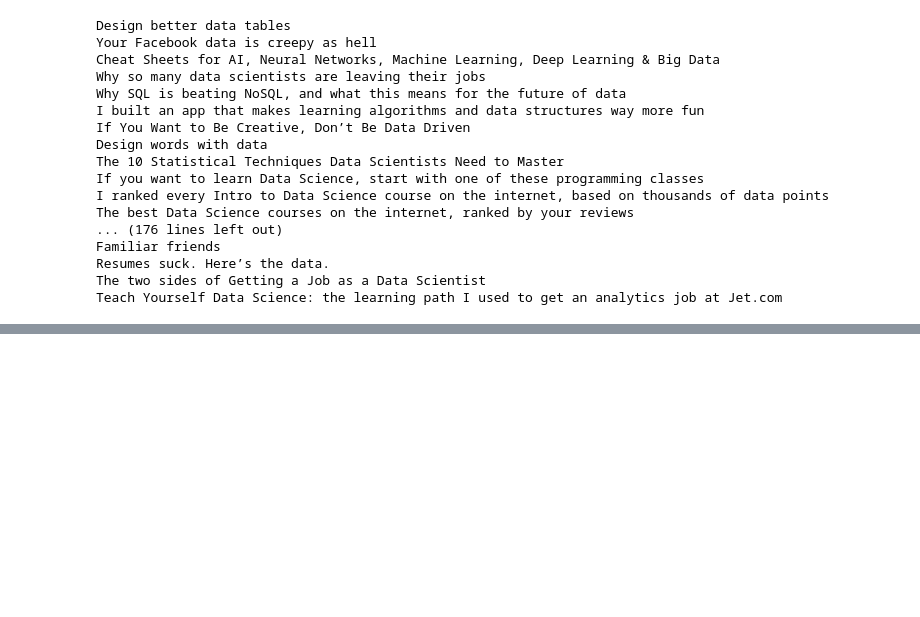
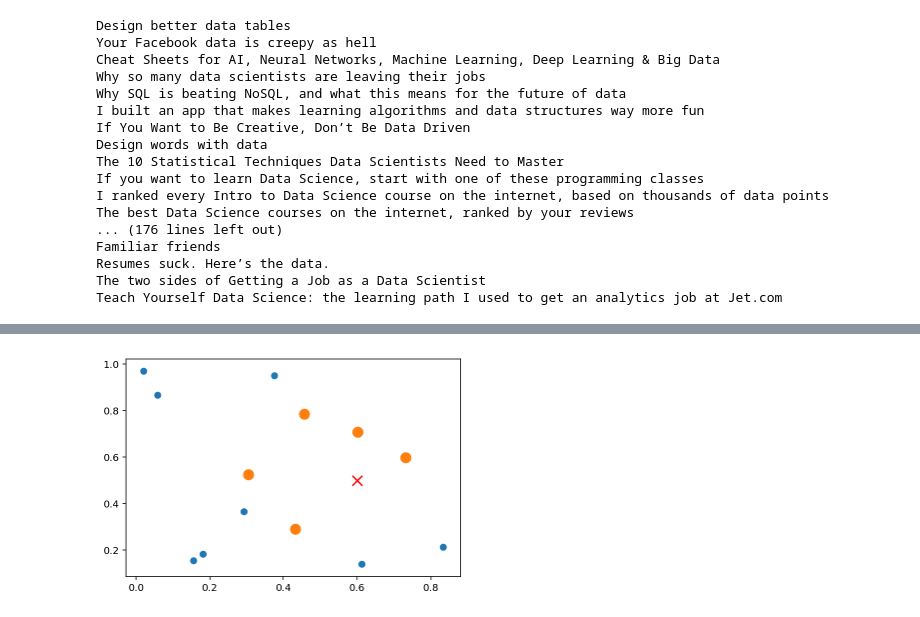
Before and after one commit to stephaniejychan/nlp-using-word-vectors, a Jupyter notebook: NLP using Word Vectors Talk Material.ipynb, the cells around one changed output, grey strips where cells are left out. Saved outputs shown, nothing was run; the diff lists cells and outputs as text; code cells hidden in the pictures; blank space fills up the shorter version.

```diff
--- a/NLP using Word Vectors Talk Material.ipynb
+++ b/NLP using Word Vectors Talk Material.ipynb
@@ -206,0 +220,17 @@ titles.to_csv('medium_articles.csv')
+# %%
+neig = NearestNeighbors(n_neighbors=5)
+neig.fit(data)
+
+dist, nodes =  neig.kneighbors([[0.6, 0.5]])
+
+closest_nodes = np.take(data, nodes, axis=0)
+
+plt.scatter(data[:,0], data[:,1])
+
+plt.scatter(closest_nodes[0][:,0], closest_nodes[0][:,1], s=100)
+
+plt.scatter([0.6], [0.5], marker='x', c='r', s= 100)
+
+plt.show()
+# %% [output]
+[figure, added]
```
Also changed, not shown: parts of 6 cells of this notebook, 4 other files.
